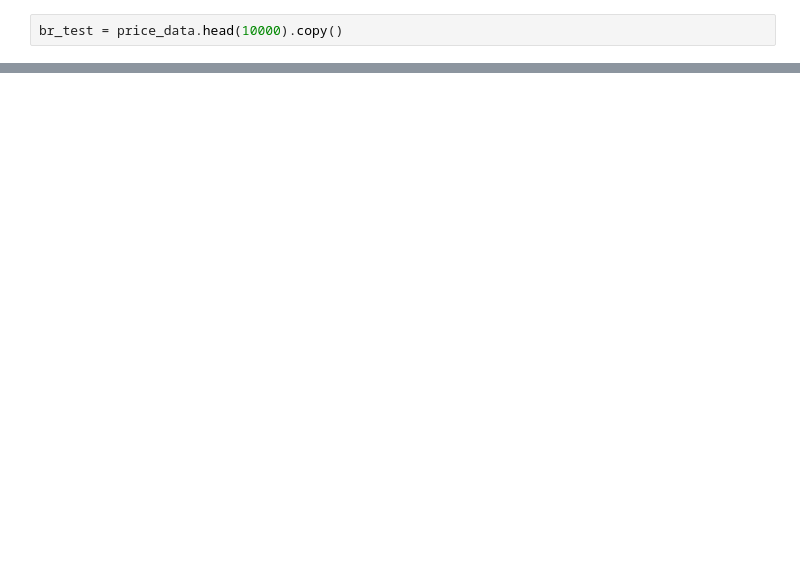
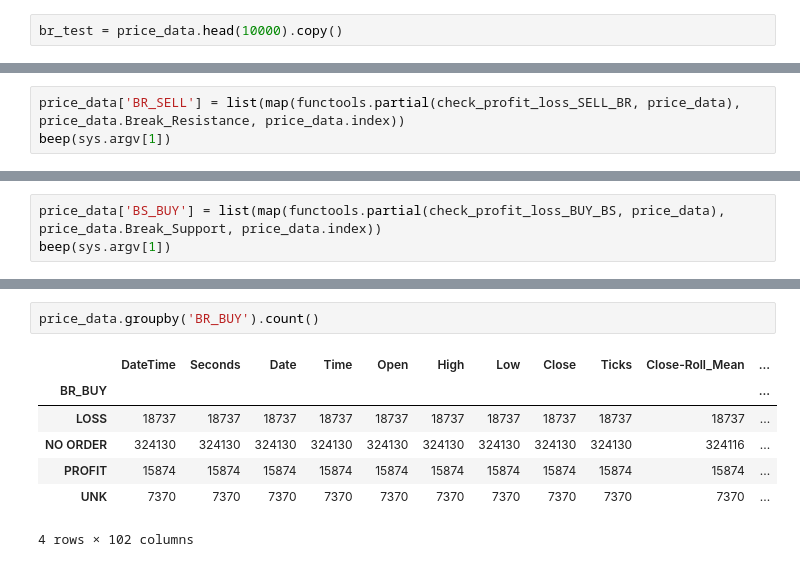
Before and after one commit to InfinityCliff/Donchian_Channel, a Jupyter notebook: tester_check.ipynb, the cells around one changed output, grey strips where cells are left out. Drawn from its saved outputs; the diff is of its cells as text; blank space fills up the shorter version.

```diff
--- a/tester_check.ipynb
+++ b/tester_check.ipynb
@@ -155 +204,4 @@ br_test.groupby('BR_BUY').count()
+# %%
+price_data['BR_SELL'] = list(map(functools.partial(check_profit_loss_SELL_BR, price_data), price_data.Break_Resistance, price_data.index))
+beep(sys.argv[1])
 # %%
@@ -161,0 +210,3 @@ KeyboardInterrupt:
+# %%
+price_data['BS_BUY'] = list(map(functools.partial(check_profit_loss_BUY_BS, price_data), price_data.Break_Support, price_data.index))
+beep(sys.argv[1])
@@ -161,0 +222,10 @@ KeyboardInterrupt:
+# %%
+price_data.groupby('BR_BUY').count()
+# %% [output]
+|  | DateTime | Seconds | Date | Time | Open | High | Low | Close | Ticks | Close-Roll_Mean | ... |
+| BR_BUY |  |  |  |  |  |  |  |  |  |  | ... |
+| LOSS | 18737 | 18737 | 18737 | 18737 | 18737 | 18737 | 18737 | 18737 | 18737 | 18737 | ... |
+| NO ORDER | 324130 | 324130 | 324130 | 324130 | 324130 | 324130 | 324130 | 324130 | 324130 | 324116 | ... |
+| PROFIT | 15874 | 15874 | 15874 | 15874 | 15874 | 15874 | 15874 | 15874 | 15874 | 15874 | ... |
+| UNK | 7370 | 7370 | 7370 | 7370 | 7370 | 7370 | 7370 | 7370 | 7370 | 7370 | ... |
+4 rows × 102 columns
```
Also changed, not shown: parts of 20 cells of this notebook.
